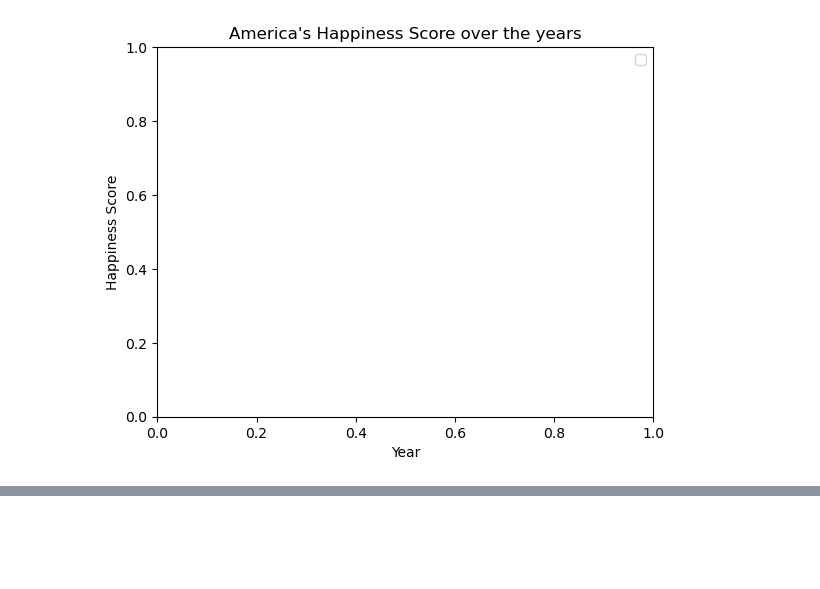
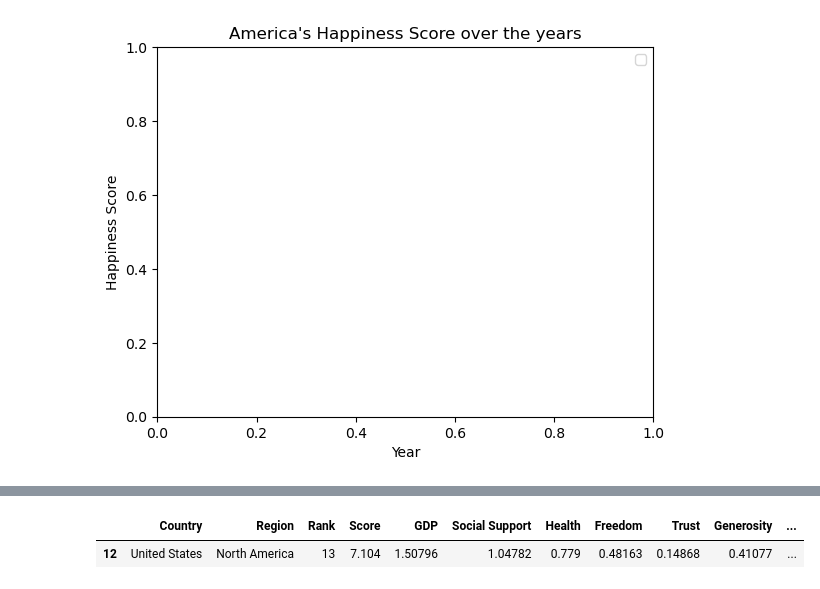
Before and after one commit to cjensen93/WorldHappinesReport, a Jupyter notebook: report.ipynb, the cells around one changed output, grey strips where cells are left out. Saved outputs shown, nothing was run; the diff lists cells and outputs as text; code cells hidden in the pictures; blank space fills up the shorter version.

```diff
--- a/report.ipynb
+++ b/report.ipynb
@@ -851,0 +842,6 @@ wh_dfs['2022'].style.apply(highlight_max)
+# %%
+america_scores = wh_dfs['2016'][wh_dfs['2016']['Country'] == 'United States']
+america_scores
+# %% [output]
+|  | Country | Region | Rank | Score | GDP | Social Support | Health | Freedom | Trust | Generosity | ... |
+| 12 | United States | North America | 13 | 7.104 | 1.50796 | 1.04782 | 0.779 | 0.48163 | 0.14868 | 0.41077 | ... |
```
Also changed, not shown: parts of 2 cells of this notebook.
